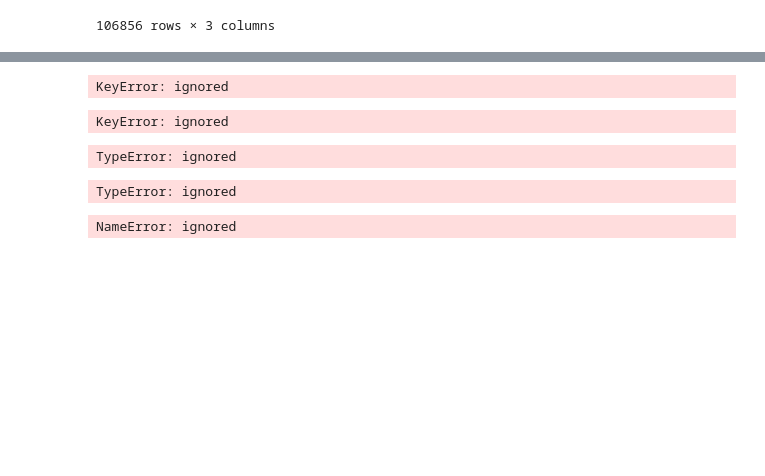
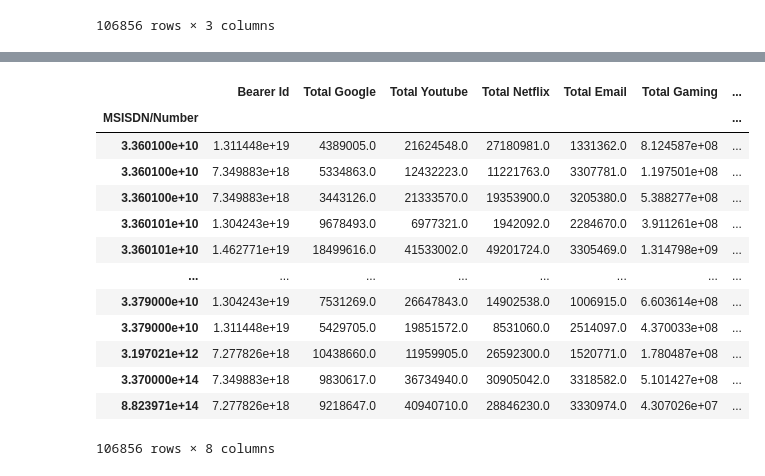
Before and after one commit to bezawitalemyimer/10xAc, a Jupyter notebook: week1/notebooks/data_source_csv.ipynb, the cells around one changed output, grey strips where cells are left out. Drawn from its saved outputs; the diff is of its cells as text; code cells hidden in the pictures; blank space fills up the shorter version.

```diff
--- a/week1/notebooks/data_source_csv.ipynb
+++ b/week1/notebooks/data_source_csv.ipynb
@@ -416,4 +454,0 @@ KeyError: ignored
-# %%
-data["Total DL (Bytes)"].fillna(data["Total DL (Bytes)"].mean(), inplace = True)
-data["Total UL (Bytes)"].fillna(data["Total UL (Bytes)"].mean(), inplace = True)
-data["Dur. (ms).1"].fillna(data["Dur. (ms).1"].mean(), inplace = True)
@@ -477,30 +455,31 @@ KeyError: ignored
-# %%
-data["Total Email"].hist(bins = 50)
-plt.title("Total Email Data Histogram")
-# %% [output]
-KeyError: ignored
-# %%
-data["Total Youtube"].hist(bins = 50)
-plt.title("Total Youtube Data Histogram")
-# %% [output]
-KeyError: ignored
-# %%
-data["Total Netflix"].hist(bins = 50)
-plt.title("Total Netflix Data Histogram")
-# %% [output]
-TypeError: ignored
-# %%
-data["Total Gaming"].hist(bins = 50)
-plt.title("Total Gaming Data Histogram")
-# %% [output]
-TypeError: ignored
-# %%
-total_usage = app_data[["Total Google", "Total Youtube", "Total Netflix", "Total Email", "Total Gaming", "Total Social Media", "Total Other"]]
-ind = np.arange(7)
-width =0.8
-
-plt.xticks(ind , ("Google", "Youtube", "Netflix", "Email", "Gaming", "Social", "Other"))
-plt.bar(ind, total_usage.sum(), width, label = "Total Usage")
-plt.title("App Data usage")
-# %% [output]
-NameError: ignored
+# %%
+
+data["Total Google"] = data["Google DL (Bytes)"] + data["Google UL (Bytes)"]
+data["Total Youtube"] = data["Youtube DL (Bytes)"] + data["Youtube UL (Bytes)"]
+data["Total Netflix"] = data["Netflix DL (Bytes)"] + data["Netflix UL (Bytes)"]
+data["Total Email"] = data["Email DL (Bytes)"] + data["Email UL (Bytes)"]
+data["Total Gaming"] = data["Gaming DL (Bytes)"] + data["Gaming UL (Bytes)"]
+data["Total Social Media"] = data["Social Media DL (Bytes)"] + data["Social Media UL (Bytes)"]
+data["Total Other"] = data["Other DL (Bytes)"] + data["Other UL (Bytes)"]
+
+
+app_data = data[["Bearer Id","MSISDN/Number","Total Google", "Total Youtube", "Total Netflix", "Total Email", "Total Gaming",
+                 "Total Social Media", "Total Other"]]
+app_data.groupby(["MSISDN/Number"]).agg('sum')
+# displaying the DataFrame
+display(app_data.groupby(["MSISDN/Number"]).agg('sum'))
+# %% [output]
+|  | Bearer Id | Total Google | Total Youtube | Total Netflix | Total Email | Total Gaming | ... |
+| MSISDN/Number |  |  |  |  |  |  | ... |
+| 3.360100e+10 | 1.311448e+19 | 4389005.0 | 21624548.0 | 27180981.0 | 1331362.0 | 8.124587e+08 | ... |
+| 3.360100e+10 | 7.349883e+18 | 5334863.0 | 12432223.0 | 11221763.0 | 3307781.0 | 1.197501e+08 | ... |
+| 3.360100e+10 | 7.349883e+18 | 3443126.0 | 21333570.0 | 19353900.0 | 3205380.0 | 5.388277e+08 | ... |
+| 3.360101e+10 | 1.304243e+19 | 9678493.0 | 6977321.0 | 1942092.0 | 2284670.0 | 3.911261e+08 | ... |
+| 3.360101e+10 | 1.462771e+19 | 18499616.0 | 41533002.0 | 49201724.0 | 3305469.0 | 1.314798e+09 | ... |
+| ... | ... | ... | ... | ... | ... | ... | ... |
+| 3.379000e+10 | 1.304243e+19 | 7531269.0 | 26647843.0 | 14902538.0 | 1006915.0 | 6.603614e+08 | ... |
+| 3.379000e+10 | 1.311448e+19 | 5429705.0 | 19851572.0 | 8531060.0 | 2514097.0 | 4.370033e+08 | ... |
+| 3.197021e+12 | 7.277826e+18 | 10438660.0 | 11959905.0 | 26592300.0 | 1520771.0 | 1.780487e+08 | ... |
+| 3.370000e+14 | 7.349883e+18 | 9830617.0 | 36734940.0 | 30905042.0 | 3318582.0 | 5.101427e+08 | ... |
+| 8.823971e+14 | 7.277826e+18 | 9218647.0 | 40940710.0 | 28846230.0 | 3330974.0 | 4.307026e+07 | ... |
+106856 rows × 8 columns
```
Also changed, not shown: parts of 24 cells of this notebook.
